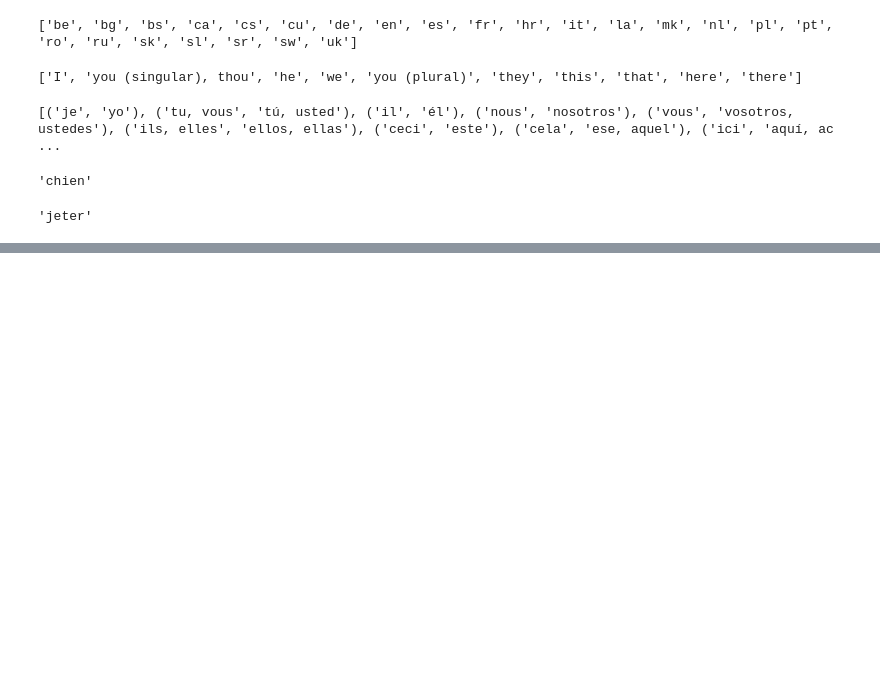
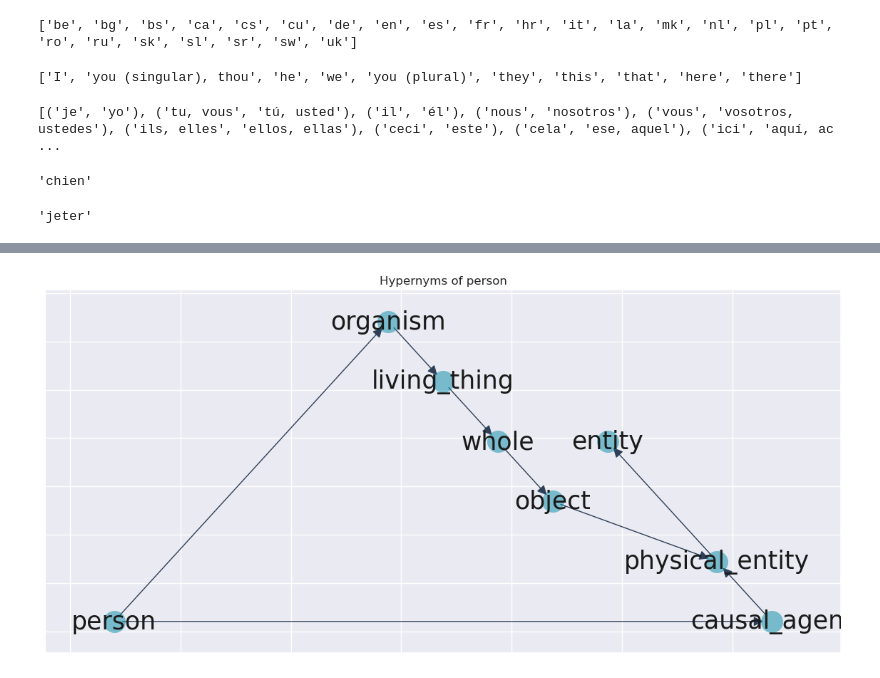
Before and after one commit to GabrielMissael/NLP-with-NLTK, a Jupyter notebook: 4_lexicon.ipynb, the cells around one changed output, grey strips where cells are left out. Cells and saved outputs as stored; diff of their text form; code cells hidden in the pictures; blank space fills up the shorter version.

```diff
--- a/4_lexicon.ipynb
+++ b/4_lexicon.ipynb
@@ -118,0 +218,4 @@ translate['tirar']
+# %%
+## Synsets: Grupo de sinónimos
+ss = wn.synsets('humano', lang = 'spa')
+ss
@@ -118,0 +231,5 @@ translate['tirar']
+# %%
+G, labels = closure_graph(ss[0], fn = lambda s: s.hypernyms())
+draw_text_graph(G, labels, title = f'Hypernyms of {ss[0].name().split(".")[0]}')
+# %% [output]
+[figure, added]
```
Also changed, not shown: parts of 12 cells of this notebook.
